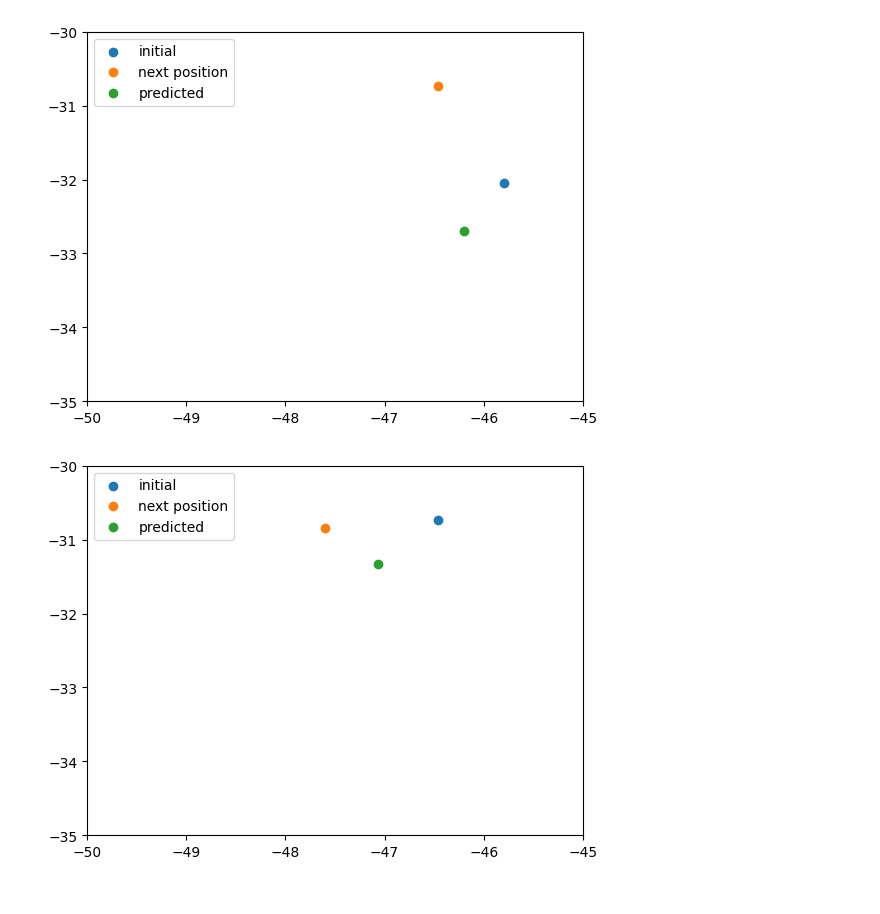
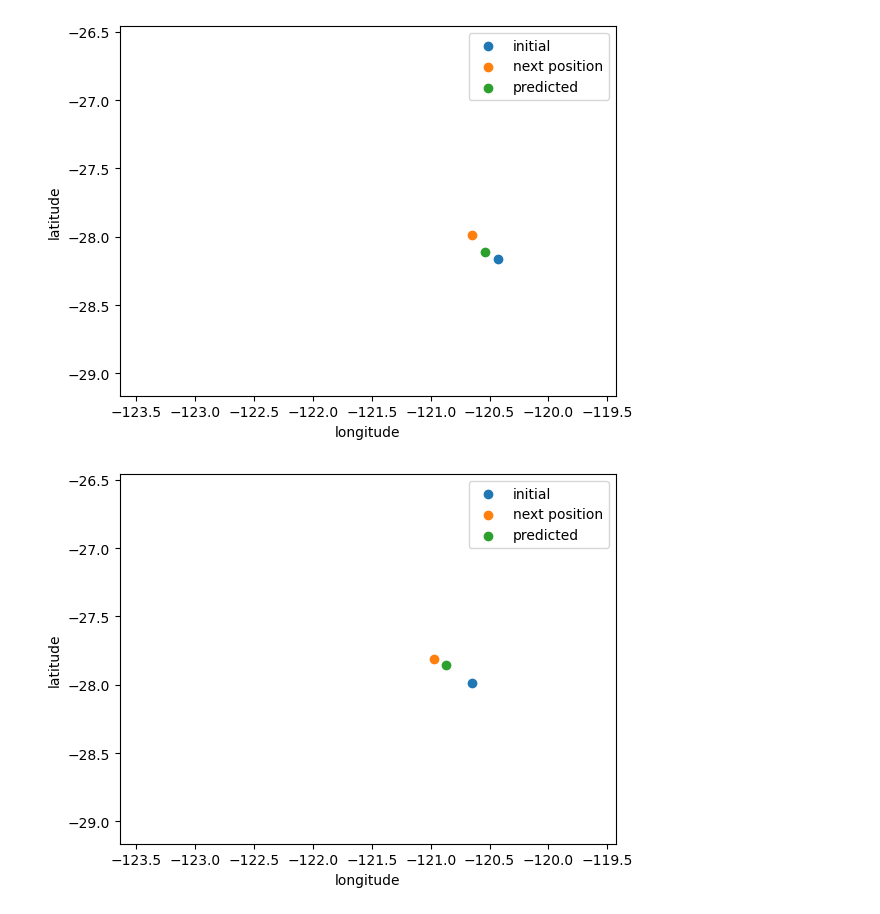
Before and after one commit to kalkulator413/argo_nn, a Jupyter notebook: train.ipynb, the cells around one changed output. Drawn from its saved outputs; the diff is of its cells as text; code cells hidden in the pictures.

```diff
--- a/train.ipynb
+++ b/train.ipynb
@@ -59,0 +56,8 @@ data
+# %%
+data = complete
+# find correlation between prev_dx and dx
+prev_dx = data.get('prev_dx')
+dx = data.get('dx')
+prev_dy = data.get('prev_dy')
+dy = data.get('dy')
+dx.corr(prev_dx), dy.corr(prev_dy)
@@ -60,10 +66,12 @@ data
 # %%
-# data = data.assign(magnitude=np.sqrt(data.get('dy')**2 + data.get('dx')**2))
-# data = data.assign(angle=np.arctan2(data.get('dy'), data.get('dx')))
-final = data[['ts1', 'ts2', 'ts3', 'ts4', 'ts5', 'ts6', 'ts7', 'ts8',
-             'prev_ts1', 'prev_ts2', 'prev_ts3', 'prev_ts4', 'prev_ts5', 'prev_ts6',
-             'prev_ts7', 'prev_ts8', 'prev_dy', 'prev_dx', 'dy', 'dx']].dropna()
-# final = data[['ts1', 'ts2', 'ts3', 'ts4', 'ts5', 'ts6', 'ts7', 'ts8', 'prev_dy', 'prev_dx', 'dy', 'dx']].dropna()
-# final = data[['prev_dy', 'prev_dx', 'dy', 'dx']].dropna()
+# chosen_params = ['bath1', 'bath2', 'prev_dy', 'prev_dx', 'dy', 'dx']
+chosen_params = ['ts1', 'ts2', 'ts3', 'ts4', 'ts5', 'ts6', 'ts7', 'ts8',
+  'prev_ts1', 'prev_ts2', 'prev_ts3', 'prev_ts4', 'prev_ts5', 'prev_ts6',
+  'prev_ts7', 'prev_ts8', 'bath1', 'bath2', 'ssh1', 'ssh2', 'prev_dy', 'prev_dx', 'dy', 'dx']
+# chosen_params = ['ts1', 'ts2', 'ts3', 'ts4', 'ts5', 'ts6', 'ts7', 'ts8', 'prev_dy', 'prev_dx', 'dy', 'dx']
+# chosen_params = ['prev_dy', 'prev_dx', 'dy', 'dx']
+# chosen_params = ['ts1', 'ts2', 'ts3', 'ts4', 'ts5', 'ts6', 'ts7', 'ts8', 'bath1', 'bath2', 'prev_dy', 'prev_dx', 'dy', 'dx']
+
+final = data[chosen_params].dropna()
 final
 # %% [output]
@@ -169,12 +238,10 @@ test loss: 683.5501
 # %%
 # picking a contiguous sequence
-just_one = data[data.get('float') == 5903581.0].head(6)
-small_test = torch.tensor(just_one[['ts1', 'ts2', 'ts3', 'ts4', 'ts5', 'ts6', 'ts7', 'ts8', 'prev_dy', 'prev_dx']].to_numpy()).float().to(device)
-# small_test = torch.tensor(just_one[['ts1', 'ts2', 'ts3', 'ts4', 'ts5', 'ts6', 'ts7', 'ts8',
-#              'prev_ts1', 'prev_ts2', 'prev_ts3', 'prev_ts4', 'prev_ts5', 'prev_ts6',
-#              'prev_ts7', 'prev_ts8', 'prev_dy', 'prev_dx']].to_numpy()).float().to(device)
-# small_test = torch.tensor(just_one[['prev_dy', 'prev_dx']].to_numpy()).float().to(device)
-pred = model(small_test).detach().numpy()
+just_one = data[data.get('float') == 2902573.0].head(13).tail(10)
+
+small_test = torch.tensor(just_one[chosen_params[:-2]].to_numpy()).float().to(device)
+pred = model(small_test).detach().cpu().numpy()
+# pred = model.predict(small_test)
 just_one = just_one.assign(pnlat = pred[:, 0] + just_one.get('lat'))
 just_one = just_one.assign(pnlon = pred[:, 1] + just_one.get('lon')).reset_index()
 just_one
@@ -190,13 +261,15 @@ just_one
 # %%
 for i in range(just_one.shape[0]):
   y_plot = [just_one.get('lat')[i], just_one.get('nlat')[i], just_one.get('pnlat')[i]]
   x_plot = [just_one.get('lon')[i], just_one.get('nlon')[i], just_one.get('pnlon')[i]]
   for j in range(3):
     plt.scatter(x_plot[j], y_plot[j])
   plt.legend(['initial', 'next position', 'predicted'])
-  plt.xlim((-50, -45))
-  plt.ylim((-35, -30))
+  plt.xlim((just_one.get('lon').min()-1, just_one.get('lon').max()+1))
+  plt.ylim((just_one.get('lat').min()-1, just_one.get('lat').max()+1))
+  plt.xlabel('longitude')
+  plt.ylabel('latitude')
   plt.show()
 # %% [output]
-[figure, old version]
+[figure, new version]
-[figure, old version]
+[figure, new version]
```
Also changed, not shown: parts of 17 cells of this notebook.
